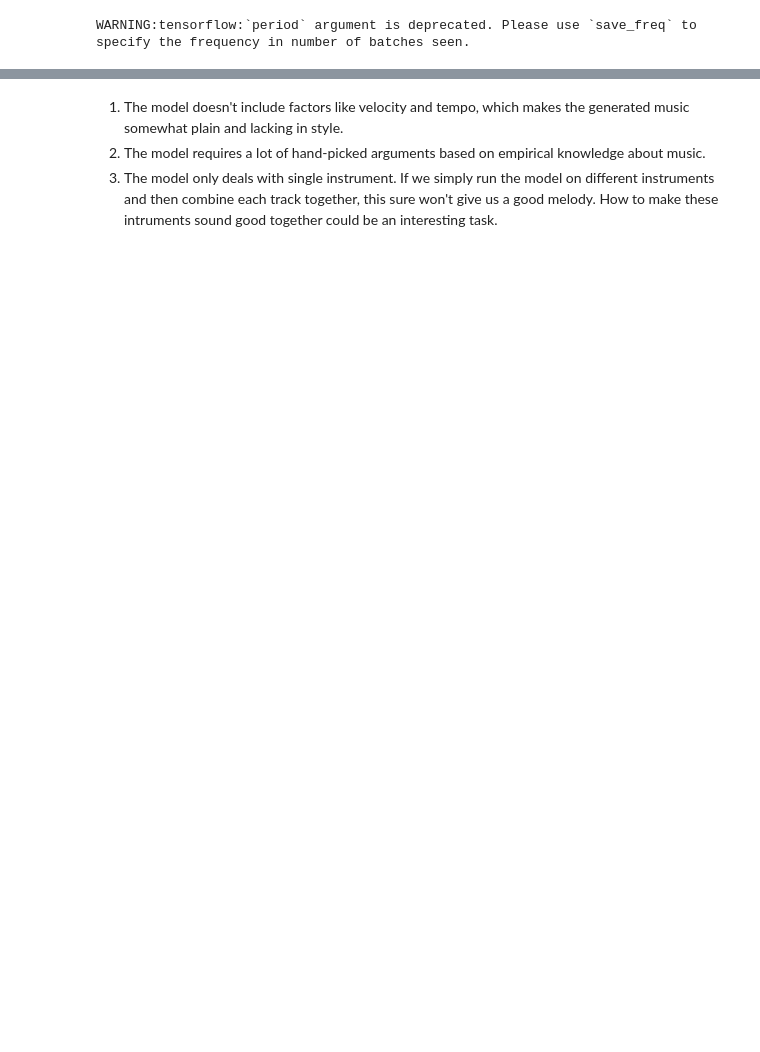
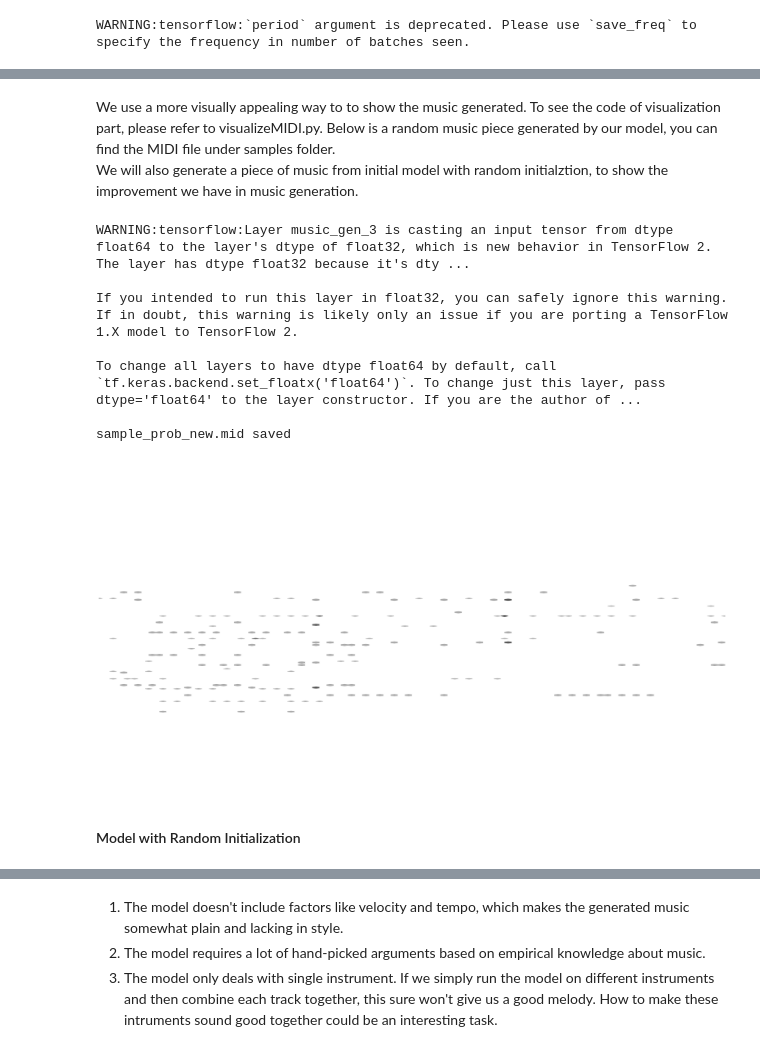
Before and after one commit to MorganWenjunYang/Composing-Music-With-Recurrent-Neural-Networks, a Jupyter notebook: Report.ipynb, the cells around one changed output, grey strips where cells are left out. Drawn from its saved outputs; the diff is of its cells as text; code cells hidden in the pictures; blank space fills up the shorter version.

```diff
--- a/Report.ipynb
+++ b/Report.ipynb
@@ -747,0 +202,31 @@ Epoch 10/10
+# %%
+model = music_gen()
+# %%
+model.build(input_shape = (None, 127, 78, 82))
+model.load_weights("model/model-epoch-1050.h5")
+# %% [markdown]
+We use a more visually appealing way to to show the music generated. To see the code of visualization part, please refer to visualizeMIDI.py. Below is a random music piece generated by our model, you can find the MIDI file under samples folder.\
+We will also generate a piece of music from initial model with random initialztion, to show the improvement we have in music generation.
+# %%
+# Parameters:
+# # starting_data: randomly choose a starting_data from training_data
+# # length: the length of music to be composed,
+# # name: file name
+
+starting_data = build_single_input(training_data)
+
+model.compose(starting_data, length = 100, name = "sample_prob_new")
+
+mid=midi.read_midifile('samples/sample_prob_new.mid')
+visualize_midi(mid)
+# %% [output]
+WARNING:tensorflow:Layer music_gen_3 is casting an input tensor from dtype float64 to the layer's dtype of float32, which is new behavior in TensorFlow 2.  The layer has dtype float32 because it's dty ...
+
+If you intended to run this layer in float32, you can safely ignore this warning. If in doubt, this warning is likely only an issue if you are porting a TensorFlow 1.X model to TensorFlow 2.
+
+To change all layers to have dtype float64 by default, call `tf.keras.backend.set_floatx('float64')`. To change just this layer, pass dtype='float64' to the layer constructor. If you are the author of ...
+
+sample_prob_new.mid saved
+[figure, added]
+# %% [markdown]
+#### Model with Random Initialization
```
Also changed, not shown: parts of 77 cells of this notebook, 27 other files.
